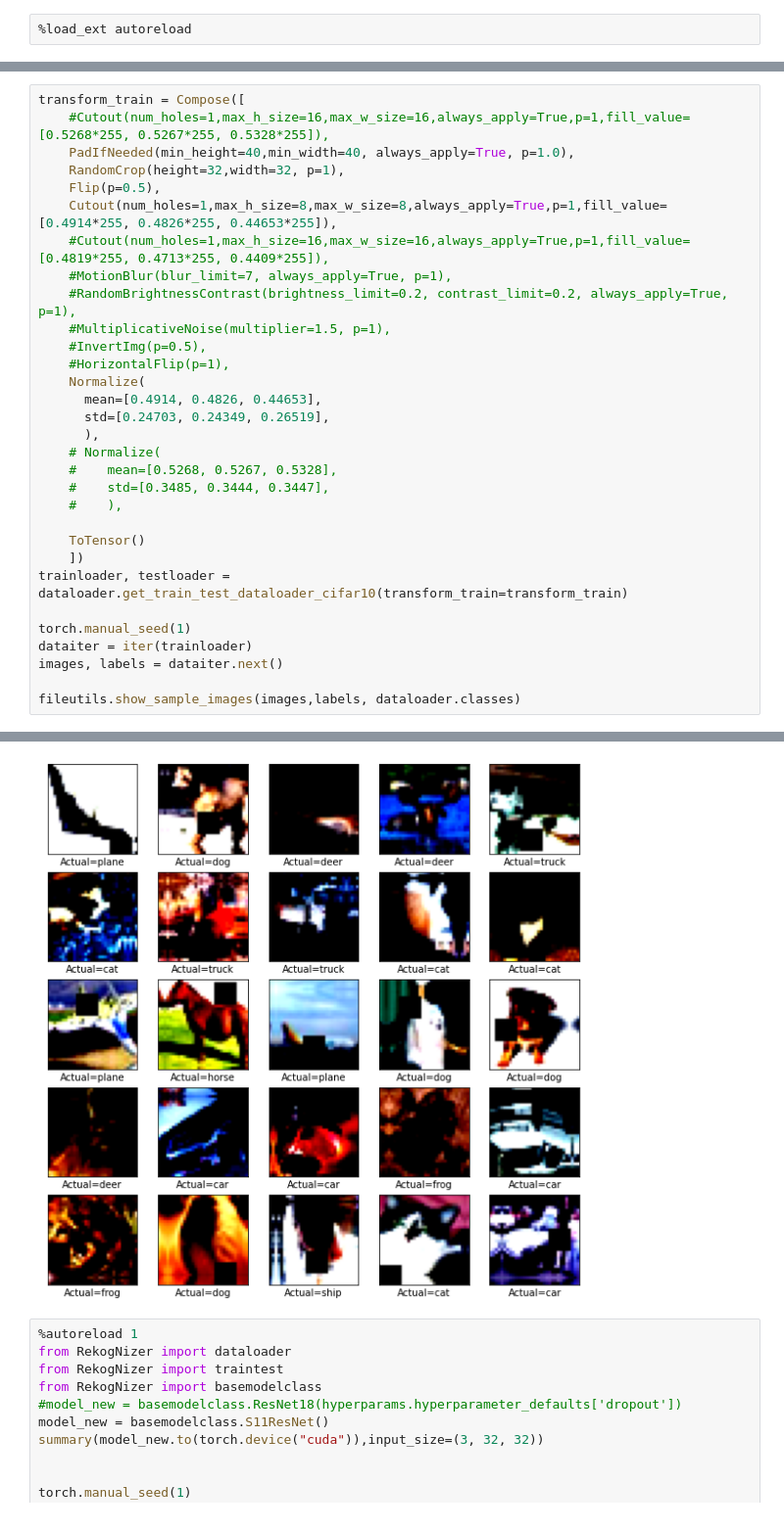
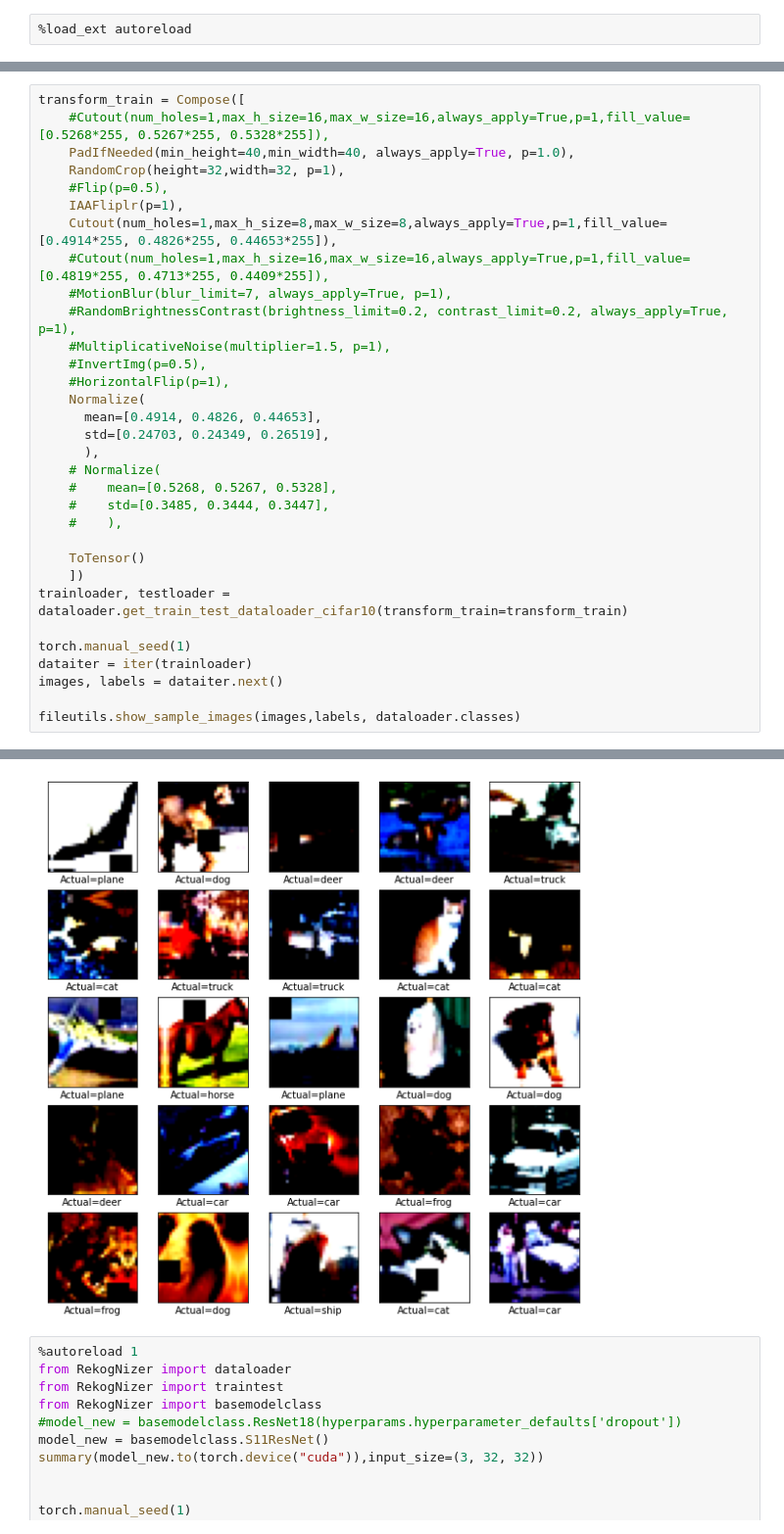
Before and after one commit to rajy4683/S11EVA4, a Jupyter notebook: S11EVA4_CLR3.ipynb, the cells around one changed output, grey strips where cells are left out. Shown at 98% size. Drawn from its saved outputs; the diff is of its cells as text.

```diff
--- a/S11EVA4_CLR3.ipynb
+++ b/S11EVA4_CLR3.ipynb
@@ -134,7 +132,8 @@ transform_train = Compose([
     #Cutout(num_holes=1,max_h_size=16,max_w_size=16,always_apply=True,p=1,fill_value=[0.5268*255, 0.5267*255, 0.5328*255]),
     PadIfNeeded(min_height=40,min_width=40, always_apply=True, p=1.0),
     RandomCrop(height=32,width=32, p=1),
-    Flip(p=0.5),
+    #Flip(p=0.5),
+    IAAFliplr(p=1),
     Cutout(num_holes=1,max_h_size=8,max_w_size=8,always_apply=True,p=1,fill_value=[0.4914*255, 0.4826*255, 0.44653*255]),
     #Cutout(num_holes=1,max_h_size=16,max_w_size=16,always_apply=True,p=1,fill_value=[0.4819*255, 0.4713*255, 0.4409*255]),
     #MotionBlur(blur_limit=7, always_apply=True, p=1),
@@ -169,4 +170,4 @@ torch.Size([512, 3, 32, 32]) tensor([-0.0322, -0.0309, -0.0273]) tensor([0.9821,
-[figure, old version]
+[figure, new version]
 # %%
 %autoreload 1
 from RekogNizer import dataloader
```
Also changed, not shown: parts of 20 cells of this notebook.
